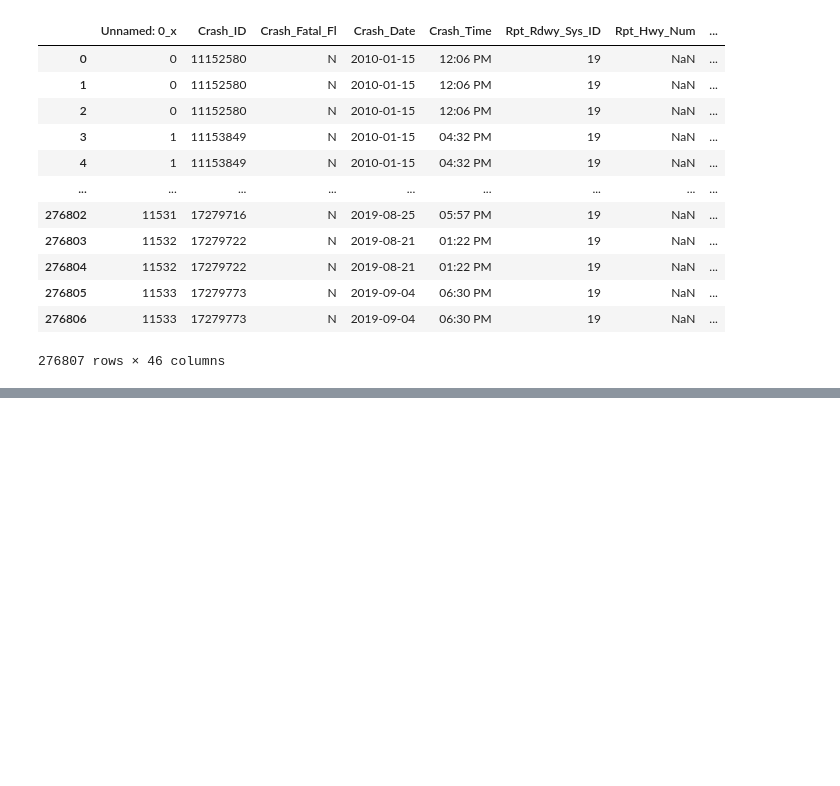
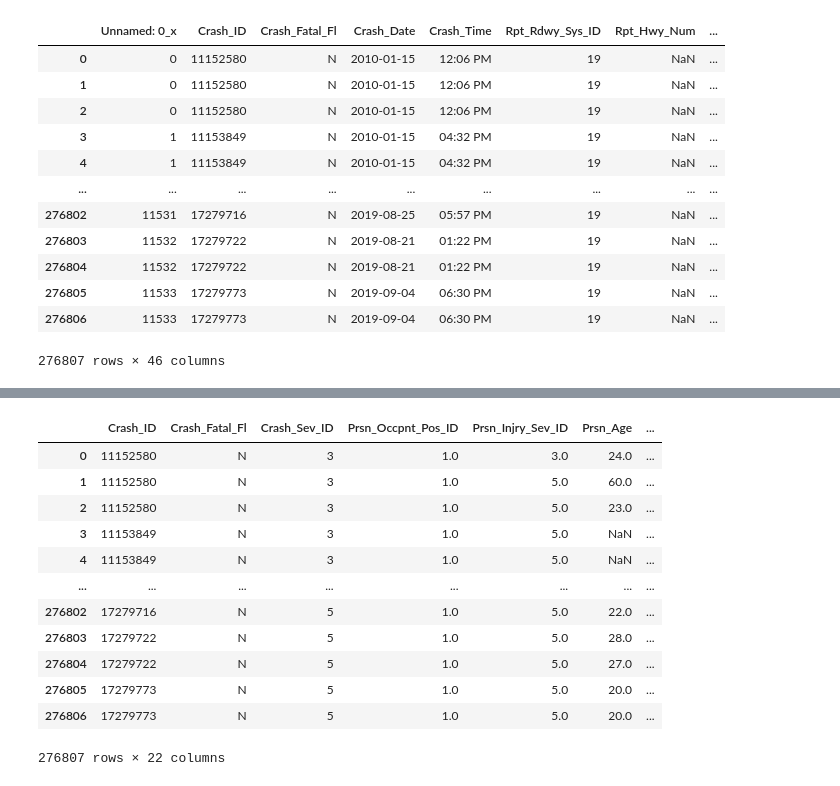
Before and after one commit to rmmeade/Data-Mgmt-Project, a Jupyter notebook: Cleaned Data and Source Code/Demographics.ipynb, the cells around one changed output, grey strips where cells are left out. Cells and saved outputs as stored; diff of their text form; code cells hidden in the pictures; blank space fills up the shorter version.

```diff
--- a/Cleaned Data and Source Code/Demographics.ipynb
+++ b/Cleaned Data and Source Code/Demographics.ipynb
@@ -148,0 +151,12 @@ merged.to_csv('demographic.csv')
+# %%
+#Set up time_segment # of months
+
+cols = ["before", "entry", "exit", "re-entry"]
+seg_months = [52.5, 23, 12.5, 27.5]
+
+df_time_segment_months = pd.DataFrame([seg_months])
+df_time_segment_months.columns =cols
+df_time_segment_months = df_time_segment_months.T
+df_time_segment_months.columns = ["months_in_segment"]
+df_time_segment_months["time_segment"] = df_time_segment_months.index
+df_time_segment_months.head()
@@ -148,0 +169,5 @@ merged.to_csv('demographic.csv')
+# %%
+#import population for normalization
+df_pop = pd.read_csv("AustinMonthlyPop.csv")
+df_pop.rename(columns={"Unnamed: 1":"Month"}, inplace=True)
+df_pop.head()
@@ -148,0 +181,14 @@ merged.to_csv('demographic.csv')
+# %%
+#Merge dataframe with population and normalize
+df_people = merged[["Crash_ID","Crash_Fatal_Fl","Crash_Sev_ID","Prsn_Occpnt_Pos_ID","Prsn_Injry_Sev_ID","Prsn_Age", "Prsn_Ethnicity_ID","Prsn_Gndr_ID", "uber_present", "age_bracket", "Crash_Time_24H", "time_bracket","Day_of_Week","time_segment","Crash_Date", "Crash_Time"]].copy()
+df_people["Month"] = pd.DatetimeIndex(df_people['Crash_Date']).month
+df_people["Year"] = pd.DatetimeIndex(df_people['Crash_Date']).year
+df_people = df_people.merge(df_pop, on=["Year", "Month"], how="left")
+df_people["Crash_Norm"] = 1/(df_people["Population"]/10**3) #Convert to crashes per thousand people
+
+#Merge df with segmentation before, entry, exit, re-entry
+df_people = df_people.merge(df_time_segment_months, on="time_segment", how="left")
+
+#Create a population normalized and annualized value for each crash for aggregation below
+#Value is crash per 1,000 residents per months in time segment (for annualization)
+df_people["Crash_Norm_Annual"] = df_people["Crash_Norm"] / (df_people["months_in_segment"]/12) #Annualize data
@@ -148,0 +210,16 @@ merged.to_csv('demographic.csv')
+# %%
+df_people
+# %% [output]
+|  | Crash_ID | Crash_Fatal_Fl | Crash_Sev_ID | Prsn_Occpnt_Pos_ID | Prsn_Injry_Sev_ID | Prsn_Age | ... |
+| 0 | 11152580 | N | 3 | 1.0 | 3.0 | 24.0 | ... |
+| 1 | 11152580 | N | 3 | 1.0 | 5.0 | 60.0 | ... |
+| 2 | 11152580 | N | 3 | 1.0 | 5.0 | 23.0 | ... |
+| 3 | 11153849 | N | 3 | 1.0 | 5.0 | NaN | ... |
+| 4 | 11153849 | N | 3 | 1.0 | 5.0 | NaN | ... |
+| ... | ... | ... | ... | ... | ... | ... | ... |
+| 276802 | 17279716 | N | 5 | 1.0 | 5.0 | 22.0 | ... |
+| 276803 | 17279722 | N | 5 | 1.0 | 5.0 | 28.0 | ... |
+| 276804 | 17279722 | N | 5 | 1.0 | 5.0 | 27.0 | ... |
+| 276805 | 17279773 | N | 5 | 1.0 | 5.0 | 20.0 | ... |
+| 276806 | 17279773 | N | 5 | 1.0 | 5.0 | 20.0 | ... |
+276807 rows × 22 columns
```
Also changed, not shown: parts of 8 cells of this notebook, 1 other file.
